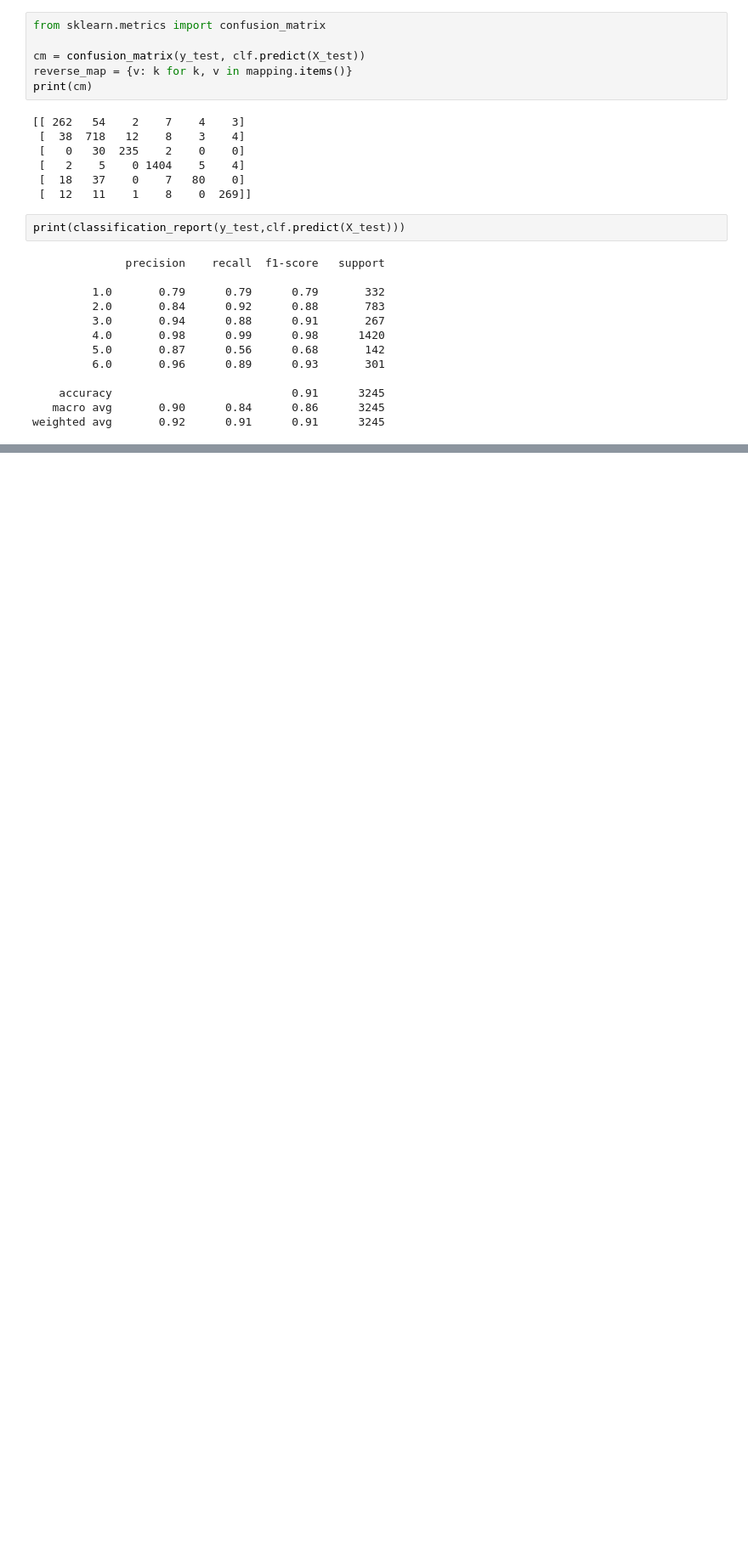
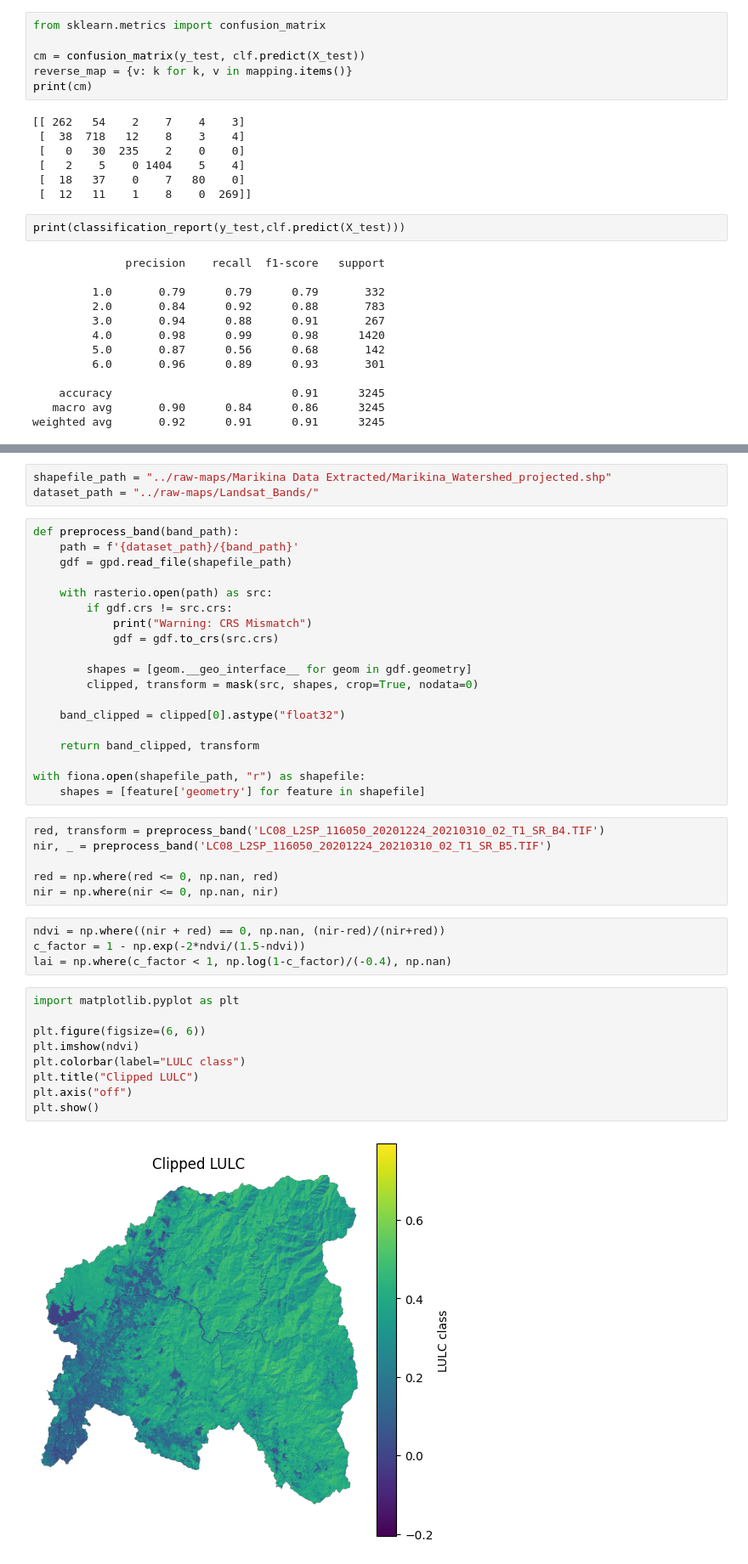
Before and after one commit to shinymikan/Marikina-MGB-LISEM, a Jupyter notebook: codes/playground.ipynb, the cells around one changed output, grey strips where cells are left out. Shown at 85% size. Drawn from its saved outputs; the diff is of its cells as text; blank space fills up the shorter version.

```diff
--- a/codes/playground.ipynb
+++ b/codes/playground.ipynb
@@ -207,0 +221,43 @@ weighted avg       0.92      0.91      0.91      3245
+# %%
+shapefile_path = "../raw-maps/Marikina Data Extracted/Marikina_Watershed_projected.shp"
+dataset_path = "../raw-maps/Landsat_Bands/"
+# %%
+def preprocess_band(band_path):
+    path = f'{dataset_path}/{band_path}'
+    gdf = gpd.read_file(shapefile_path)
+
+    with rasterio.open(path) as src:
+        if gdf.crs != src.crs:
+            print("Warning: CRS Mismatch")
+            gdf = gdf.to_crs(src.crs)
+
+        shapes = [geom.__geo_interface__ for geom in gdf.geometry]
+        clipped, transform = mask(src, shapes, crop=True, nodata=0)
+
+    band_clipped = clipped[0].astype("float32")
+
+    return band_clipped, transform
+
+with fiona.open(shapefile_path, "r") as shapefile:
+    shapes = [feature['geometry'] for feature in shapefile]
+# %%
+red, transform = preprocess_band('LC08_L2SP_116050_20201224_20210310_02_T1_SR_B4.TIF')
+nir, _ = preprocess_band('LC08_L2SP_116050_20201224_20210310_02_T1_SR_B5.TIF')
+
+red = np.where(red <= 0, np.nan, red)
+nir = np.where(nir <= 0, np.nan, nir)
+# %%
+ndvi = np.where((nir + red) == 0, np.nan, (nir-red)/(nir+red))
+c_factor = 1 - np.exp(-2*ndvi/(1.5-ndvi))
+lai = np.where(c_factor < 1, np.log(1-c_factor)/(-0.4), np.nan)
+# %%
+import matplotlib.pyplot as plt
+
+plt.figure(figsize=(6, 6))
+plt.imshow(ndvi)
+plt.colorbar(label="LULC class")
+plt.title("Clipped LULC")
+plt.axis("off")
+plt.show()
+# %% [output]
+[figure, added]
```
Also changed, not shown: parts of 15 cells of this notebook, 9 other files.
